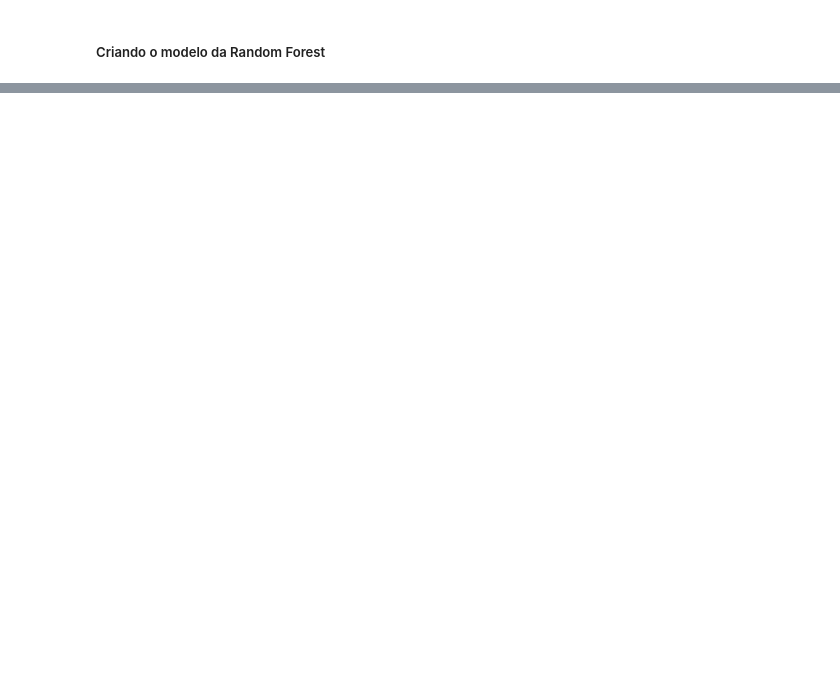
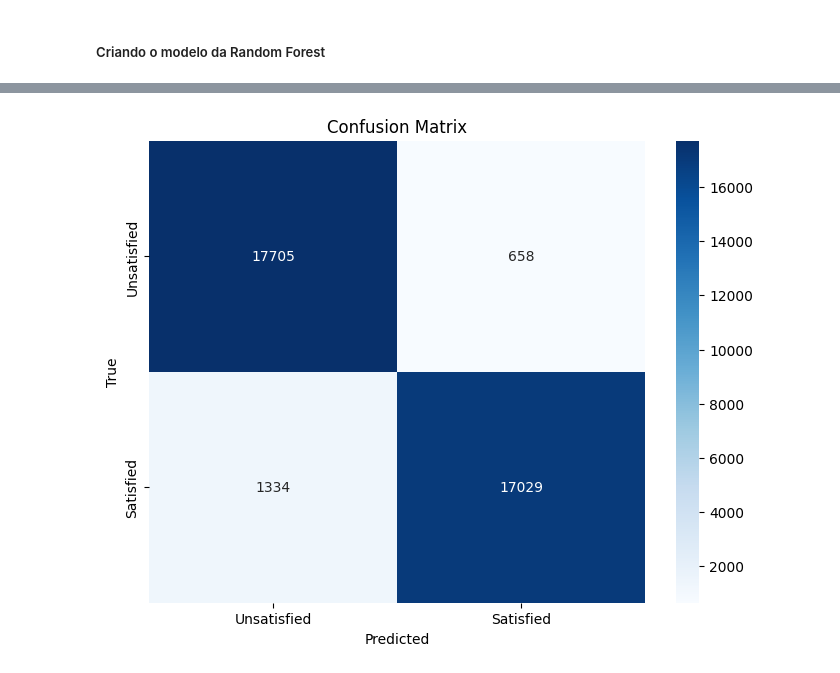
Before and after one commit to GuilhermeMaciel75/RN-Airline-Passenger-Satisfaction, a Jupyter notebook: src/random_forest.ipynb, the cells around one changed output, grey strips where cells are left out. Saved outputs shown, nothing was run; the diff lists cells and outputs as text; code cells hidden in the pictures; blank space fills up the shorter version.

```diff
--- a/src/random_forest.ipynb
+++ b/src/random_forest.ipynb
@@ -88,2 +164,4 @@ print(f'Accuracy no conjunto de Validação: {accuracy_val:.4f}')
 # %%
-plot_confusion_matrix(y_pred=y_pred_val, y_test=y_val)
+plot_confusion_matrix(y_pred=y_pred_val_class, y_test=y_val)
+# %% [output]
+[figure, added]
```
Also changed, not shown: parts of 25 cells of this notebook, 1 other file.
